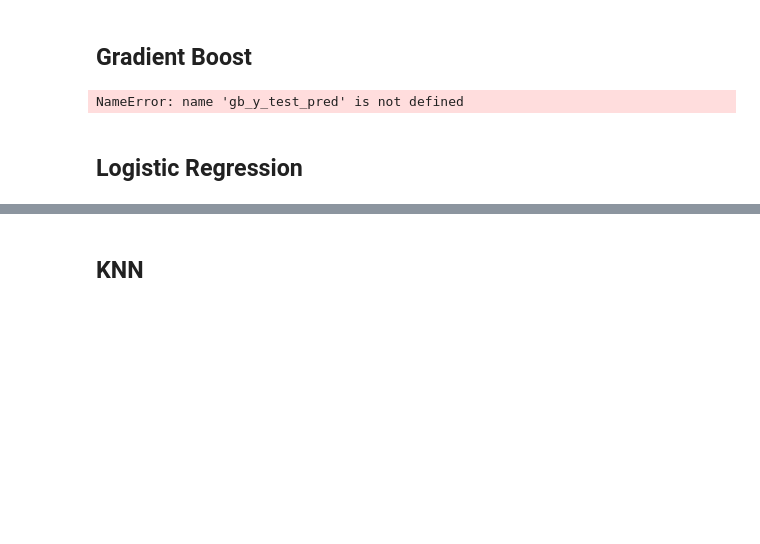
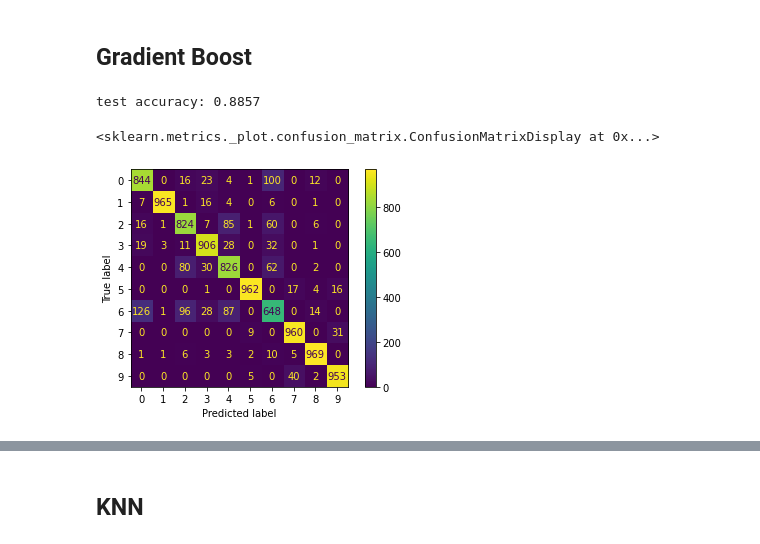
Before and after one commit to Crawlwind/542Project, a Jupyter notebook: cdj/all.ipynb, the cells around one changed output, grey strips where cells are left out. Saved outputs shown, nothing was run; the diff lists cells and outputs as text; code cells hidden in the pictures; blank space fills up the shorter version.

```diff
--- a/cdj/all.ipynb
+++ b/cdj/all.ipynb
@@ -123,19 +136,14 @@ ConfusionMatrixDisplay.from_predictions(y_test, ab_y_test_pred)
 # %% [markdown]
 ## Gradient Boost
 # %%
-gb = GradientBoostingClassifier()
+gb = GradientBoostingClassifier(n_estimators=500, learning_rate=0.1)
 gb.fit(X_train, y_train)
 gb_y_test_pred = gb.predict(X_test)
+gb_acc = accuracy_score(y_test, gb_y_test_pred)
+print(f"test accuracy: {gb_acc:.4f}")
+ConfusionMatrixDisplay.from_predictions(y_test, gb_y_test_pred)
+# %% [output]
+test accuracy: 0.8857
+<sklearn.metrics._plot.confusion_matrix.ConfusionMatrixDisplay at 0x...>
+[figure, added]
-# %%
-gb_acc = accuracy_score(y_test, gb_y_test_pred)
-print(f"test accuracy: {gb_acc:.4f}")
-gb_matrix = confusion_matrix(y_test, gb_y_test_pred)
-print(gb_matrix)
-print(gb_matrix.diagonal()/gb_matrix.sum(axis=1))
-
-ConfusionMatrixDisplay(gb_matrix)
-# %% [output]
-NameError: name 'gb_y_test_pred' is not defined
-# %% [markdown]
-## Logistic Regression
 # %%
```
Also changed, not shown: parts of 39 cells of this notebook, 5 other files.
